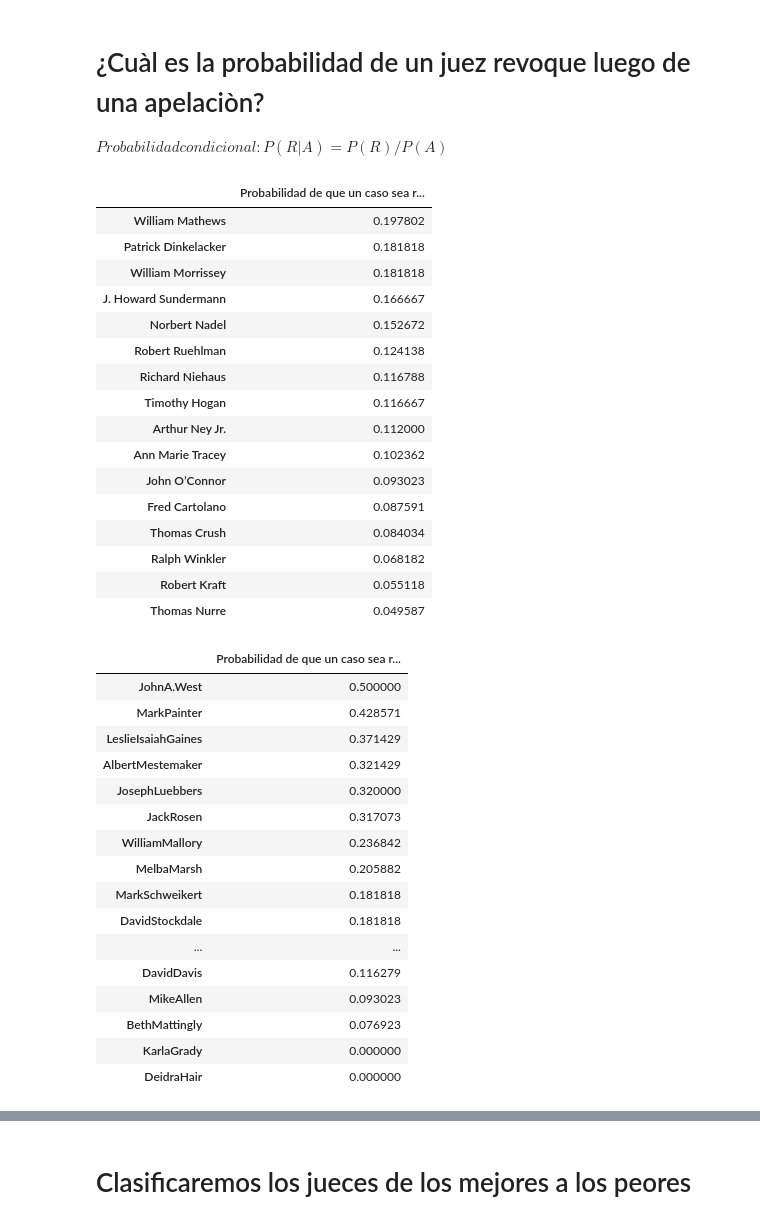
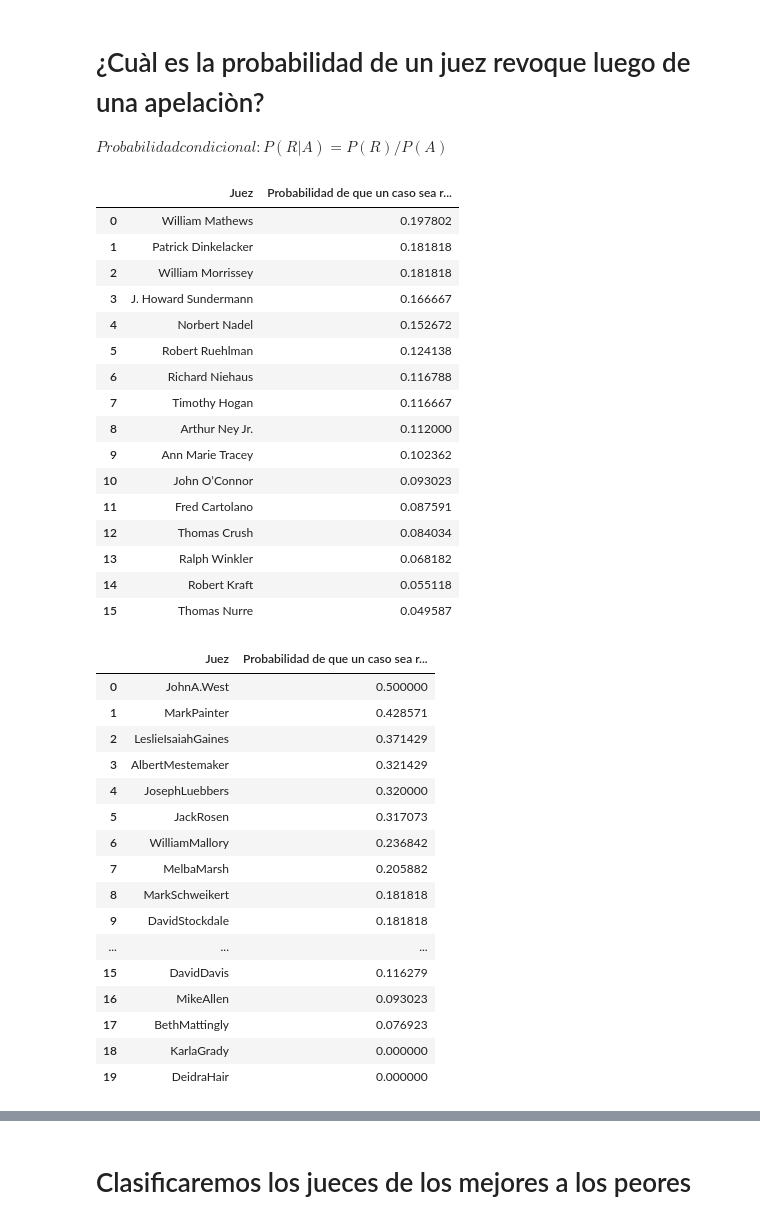
Before and after one commit to JPretellEco/Ejercicios_Practicos_DS, a Jupyter notebook: Probabilidades/JuecesCondadoHamilton.ipynb, the cells around one changed output, grey strips where cells are left out. Cells and saved outputs as stored; diff of their text form; code cells hidden in the pictures.

```diff
--- a/Probabilidades/JuecesCondadoHamilton.ipynb
+++ b/Probabilidades/JuecesCondadoHamilton.ipynb
@@ -253,47 +265,52 @@ def probabilidad_condicional(tribunal,tabla_probabilidades_individuales):
 # %%
 # Tribunal de Primera Instancia
 
-probabilidad_condicional(tribunalprimerainstancia,probabilidad_individual(tribunalprimerainstancia)).sort_values(by="Probabilidad de que un caso sea revocado dado que fue apelado",ascending=False)
+tabla_condicional_primerainstancia =  probabilidad_condicional(tribunalprimerainstancia,probabilidad_individual(tribunalprimerainstancia)).sort_values(by="Probabilidad de que un caso sea revocado dado que fue apelado",ascending=False)
+
+tabla_condicional_primerainstancia.reset_index(inplace=True,names="Juez")
+tabla_condicional_primerainstancia
 # %% [output]
-|  | Probabilidad de que un caso sea r... |
-| William Mathews | 0.197802 |
-| Patrick Dinkelacker | 0.181818 |
-| William Morrissey | 0.181818 |
-| J. Howard Sundermann | 0.166667 |
-| Norbert Nadel | 0.152672 |
-| Robert Ruehlman | 0.124138 |
-| Richard Niehaus | 0.116788 |
-| Timothy Hogan | 0.116667 |
-| Arthur Ney Jr. | 0.112000 |
-| Ann Marie Tracey | 0.102362 |
-| John O’Connor | 0.093023 |
-| Fred Cartolano | 0.087591 |
-| Thomas Crush | 0.084034 |
-| Ralph Winkler | 0.068182 |
-| Robert Kraft | 0.055118 |
-| Thomas Nurre | 0.049587 |
+|  | Juez | Probabilidad de que un caso sea r... |
+| 0 | William Mathews | 0.197802 |
+| 1 | Patrick Dinkelacker | 0.181818 |
+| 2 | William Morrissey | 0.181818 |
+| 3 | J. Howard Sundermann | 0.166667 |
+| 4 | Norbert Nadel | 0.152672 |
+| 5 | Robert Ruehlman | 0.124138 |
+| 6 | Richard Niehaus | 0.116788 |
+| 7 | Timothy Hogan | 0.116667 |
+| 8 | Arthur Ney Jr. | 0.112000 |
+| 9 | Ann Marie Tracey | 0.102362 |
+| 10 | John O’Connor | 0.093023 |
+| 11 | Fred Cartolano | 0.087591 |
+| 12 | Thomas Crush | 0.084034 |
+| 13 | Ralph Winkler | 0.068182 |
+| 14 | Robert Kraft | 0.055118 |
+| 15 | Thomas Nurre | 0.049587 |
 # %%
 # Tribunal Municipal
 
-probabilidad_condicional(tribunalMunicipal,probabilidad_individual(tribunalMunicipal)).sort_values(by="Probabilidad de que un caso sea revocado dado que fue apelado",ascending=False)
+tabla_condicional_municipal= probabilidad_condicional(tribunalMunicipal,probabilidad_individual(tribunalMunicipal)).sort_values(by="Probabilidad de que un caso sea revocado dado que fue apelado",ascending=False)
+tabla_condicional_municipal.reset_index(inplace=True,names="Juez")
+tabla_condicional_municipal
 # %% [output]
-|  | Probabilidad de que un caso sea r... |
-| JohnA.West | 0.500000 |
-| MarkPainter | 0.428571 |
-| LeslieIsaiahGaines | 0.371429 |
-| AlbertMestemaker | 0.321429 |
-| JosephLuebbers | 0.320000 |
-| JackRosen | 0.317073 |
-| WilliamMallory | 0.236842 |
-| MelbaMarsh | 0.205882 |
-| MarkSchweikert | 0.181818 |
-| DavidStockdale | 0.181818 |
-| ... | ... |
-| DavidDavis | 0.116279 |
-| MikeAllen | 0.093023 |
-| BethMattingly | 0.076923 |
-| KarlaGrady | 0.000000 |
-| DeidraHair | 0.000000 |
+|  | Juez | Probabilidad de que un caso sea r... |
+| 0 | JohnA.West | 0.500000 |
+| 1 | MarkPainter | 0.428571 |
+| 2 | LeslieIsaiahGaines | 0.371429 |
+| 3 | AlbertMestemaker | 0.321429 |
+| 4 | JosephLuebbers | 0.320000 |
+| 5 | JackRosen | 0.317073 |
+| 6 | WilliamMallory | 0.236842 |
+| 7 | MelbaMarsh | 0.205882 |
+| 8 | MarkSchweikert | 0.181818 |
+| 9 | DavidStockdale | 0.181818 |
+| ... | ... | ... |
+| 15 | DavidDavis | 0.116279 |
+| 16 | MikeAllen | 0.093023 |
+| 17 | BethMattingly | 0.076923 |
+| 18 | KarlaGrady | 0.000000 |
+| 19 | DeidraHair | 0.000000 |
 # %%
 # Tribunal de Relaciones Domesticas
 
```
Also changed, not shown: parts of 36 cells of this notebook.
